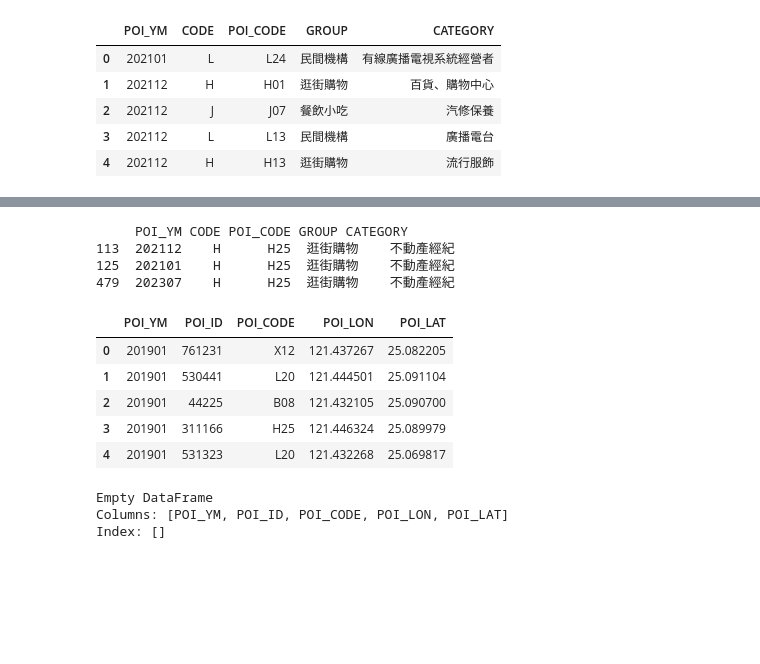
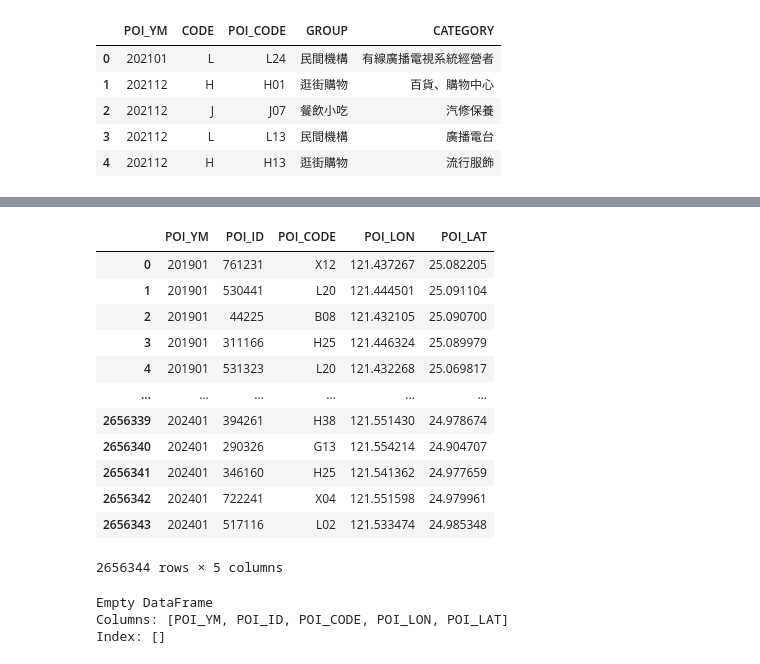
Before and after one commit to huangfishburger/capstone, a Jupyter notebook: main.ipynb, the cells around one changed output, grey strips where cells are left out. Saved outputs shown, nothing was run; the diff lists cells and outputs as text; code cells hidden in the pictures; blank space fills up the shorter version.

```diff
--- a/main.ipynb
+++ b/main.ipynb
@@ -35,23 +35,22 @@ print(df['CATEGORY'].unique())
  '連鎖藥妝店' '休閒公園' '觀光工廠' '長照服務' '大專院校' '公共廁所' '漁會' '特教' '工廠' '康復之家' '沖印店'
  '快遞' '遠通電收' '汽車經銷商' '博物館' '特約醫事放射機構' '焚化廠' '瓦斯行' '拖吊保管場' '補習補校' '眼鏡店'
  '證券行' '區域醫院' '森林遊樂區' '警憲消防' '自助服務' '藥局' '貨運、砂石車' '市場' '美髮店' '社區大學']
-# %%
-# category 中是不動產經紀的資料
-print(df[df['CATEGORY'] == '不動產經紀'])
-# %% [output]
-     POI_YM CODE POI_CODE GROUP CATEGORY
-113  202112    H      H25  逛街購物    不動產經紀
-125  202101    H      H25  逛街購物    不動產經紀
-479  202307    H      H25  逛街購物    不動產經紀
 # %%
 df_poi = pd.read_parquet('POI.parquet')
 
-df_poi.head()
+df_poi
 # %% [output]
 |  | POI_YM | POI_ID | POI_CODE | POI_LON | POI_LAT |
 | 0 | 201901 | 761231 | X12 | 121.437267 | 25.082205 |
 | 1 | 201901 | 530441 | L20 | 121.444501 | 25.091104 |
 | 2 | 201901 | 44225 | B08 | 121.432105 | 25.090700 |
 | 3 | 201901 | 311166 | H25 | 121.446324 | 25.089979 |
 | 4 | 201901 | 531323 | L20 | 121.432268 | 25.069817 |
+| ... | ... | ... | ... | ... | ... |
+| 2656339 | 202401 | 394261 | H38 | 121.551430 | 24.978674 |
+| 2656340 | 202401 | 290326 | G13 | 121.554214 | 24.904707 |
+| 2656341 | 202401 | 346160 | H25 | 121.541362 | 24.977659 |
+| 2656342 | 202401 | 722241 | X04 | 121.551598 | 24.979961 |
+| 2656343 | 202401 | 517116 | L02 | 121.533474 | 24.985348 |
+2656344 rows × 5 columns
 # %%
```
Also changed, not shown: parts of 12 cells of this notebook, 5 other files.
